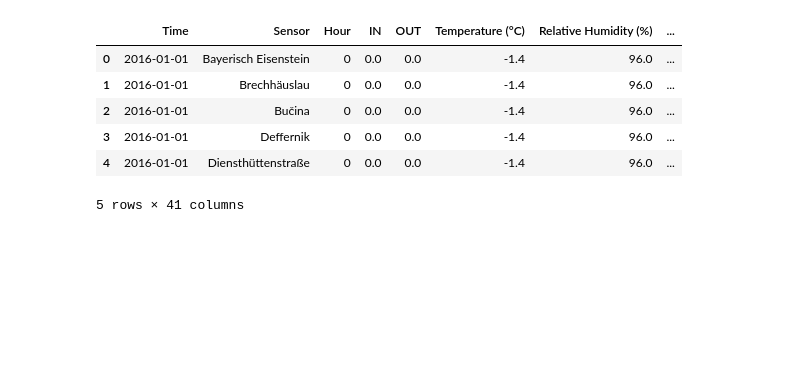
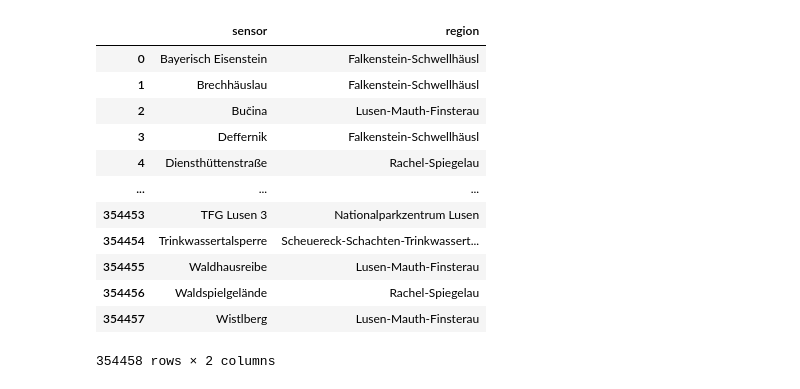
Before and after one commit to m-mango/bavarian-forest-visitor-monitoring-dssgx-24, a Jupyter notebook: long_format_data.ipynb, the cells around one changed output. Cells and saved outputs as stored; diff of their text form; code cells hidden in the pictures; blank space fills up the shorter version.

```diff
--- a/long_format_data.ipynb
+++ b/long_format_data.ipynb
@@ -122,26 +115,26 @@ def process_sensor_data(df):
     df_melted = df.melt(
         id_vars=id_vars,
         value_vars=melt_columns,
-        var_name='Sensor_Direction',
+        var_name='sensor_direction',
         value_name='Count'
     )
 
-    # Split Sensor_Direction into 'Sensor' and 'Direction'
-    df_melted[['Sensor', 'Direction']] = df_melted['Sensor_Direction'].str.rsplit(' ', n=1, expand=True)
+    # Split sensor_direction into 'sensor' and 'direction'
+    df_melted[['sensor', 'direction']] = df_melted['sensor_direction'].str.rsplit(' ', n=1, expand=True)
 
-    # Map the Sensor names to their desired format using rename_dict
-    df_melted['Sensor'] = df_melted['Sensor_Direction'].map(rename_map)
+    # Map the sensor names to their desired format using rename_dict
+    df_melted['sensor'] = df_melted['sensor_direction'].map(rename_map)
 
-    # Drop the original Sensor_Direction column
-    df_melted.drop(columns=['Sensor_Direction'], inplace=True)
+    # Drop the original sensor_direction column
+    df_melted.drop(columns=['sensor_direction'], inplace=True)
 
     # Extract hour from the 'Time' column
-    df_melted['Hour'] = df_melted['Time'].dt.hour
+    df_melted['hour'] = df_melted['Time'].dt.hour
 
     # Pivot the melted DataFrame to separate IN/OUT columns
     df_pivot = df_melted.pivot_table(
-        index=['Time', 'Sensor', 'Hour'],
-        columns='Direction',
+        index=['Time', 'sensor', 'hour'],
+        columns='direction',
         values='Count',
         aggfunc='sum'
     ).reset_index()
@@ -155,10 +157,48 @@ df_long = process_sensor_data(df)
-# %%
-df_long.head()
-# %% [output]
-|  | Time | Sensor | Hour | IN | OUT | Temperature (°C) | Relative Humidity (%) | ... |
-| 0 | 2016-01-01 | Bayerisch Eisenstein | 0 | 0.0 | 0.0 | -1.4 | 96.0 | ... |
-| 1 | 2016-01-01 | Brechhäuslau | 0 | 0.0 | 0.0 | -1.4 | 96.0 | ... |
-| 2 | 2016-01-01 | Bučina | 0 | 0.0 | 0.0 | -1.4 | 96.0 | ... |
-| 3 | 2016-01-01 | Deffernik | 0 | 0.0 | 0.0 | -1.4 | 96.0 | ... |
-| 4 | 2016-01-01 | Diensthüttenstraße | 0 | 0.0 | 0.0 | -1.4 | 96.0 | ... |
-5 rows × 41 columns
+# %%
+# add region column
+location_mapping = {
+    'Bayerisch Eisenstein': 'Falkenstein-Schwellhäusl',
+    'Brechhäuslau': 'Falkenstein-Schwellhäusl',
+    'Deffernik': 'Falkenstein-Schwellhäusl',
+    'TFG Falkenstein 1': 'Nationalparkzentrum Falkenstein',
+    'TFG Falkenstein 2': 'Nationalparkzentrum Falkenstein',
+    'Ferdinandsthal': 'Falkenstein-Schwellhäusl',
+    'Gsenget': 'Scheuereck-Schachten-Trinkwassertalsperre',
+    'Scheuereck': 'Scheuereck-Schachten-Trinkwassertalsperre',
+    'Schillerstraße': 'Falkenstein-Schwellhäusl',
+    'Trinkwassertalsperre': 'Scheuereck-Schachten-Trinkwassertalsperre',
+    'Bučina': 'Lusen-Mauth-Finsterau',
+    'Diensthüttenstraße': 'Rachel-Spiegelau',
+    'Felswandergebiet': 'Lusen-Mauth-Finsterau',
+    'Fredenbrücke': 'Lusen-Mauth-Finsterau',
+    'Gfäll': 'Rachel-Spiegelau',
+    'Klingenbrunner Wald': 'Rachel-Spiegelau',
+    'Klosterfilz': 'Rachel-Spiegelau',
+    'TFG Lusen 1': 'Nationalparkzentrum Lusen',
+    'TFG Lusen 2': 'Nationalparkzentrum Lusen',
+    'TFG Lusen 3': 'Nationalparkzentrum Lusen',
+    'Racheldiensthütte': 'Rachel-Spiegelau',
+    'Schwarzbachbrücke': 'Lusen-Mauth-Finsterau',
+    'Waldhausreibe': 'Lusen-Mauth-Finsterau',
+    'Waldspielgelände': 'Rachel-Spiegelau',
+    'Wistlberg': 'Lusen-Mauth-Finsterau',
+    'Sagwassersäge': 'Lusen-Mauth-Finsterau'
+}
+
+df_long['region'] = df_long['sensor'].map(location_mapping)
+
+df_long[['sensor', 'region']]
+# %% [output]
+|  | sensor | region |
+| 0 | Bayerisch Eisenstein | Falkenstein-Schwellhäusl |
+| 1 | Brechhäuslau | Falkenstein-Schwellhäusl |
+| 2 | Bučina | Lusen-Mauth-Finsterau |
+| 3 | Deffernik | Falkenstein-Schwellhäusl |
+| 4 | Diensthüttenstraße | Rachel-Spiegelau |
+| ... | ... | ... |
+| 354453 | TFG Lusen 3 | Nationalparkzentrum Lusen |
+| 354454 | Trinkwassertalsperre | Scheuereck-Schachten-Trinkwassert... |
+| 354455 | Waldhausreibe | Lusen-Mauth-Finsterau |
+| 354456 | Waldspielgelände | Rachel-Spiegelau |
+| 354457 | Wistlberg | Lusen-Mauth-Finsterau |
+354458 rows × 2 columns
```
Also changed, not shown: parts of 18 cells of this notebook, 4 other files.
